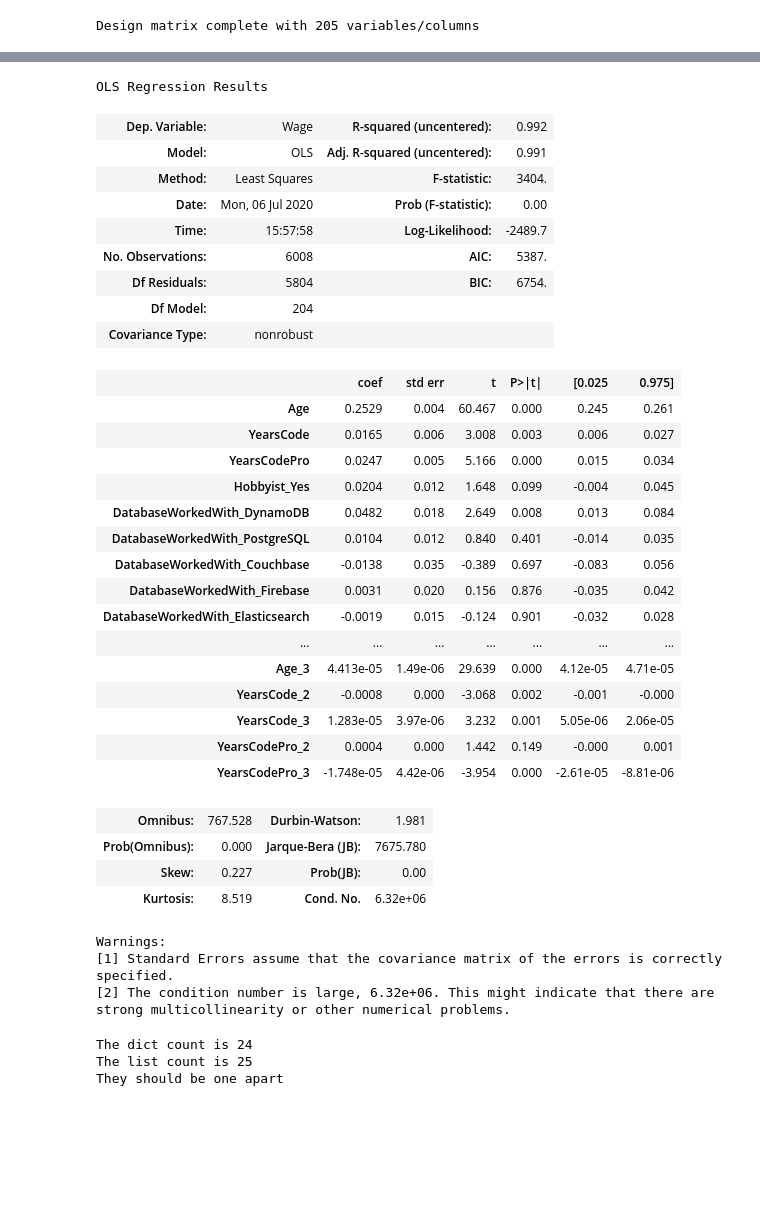
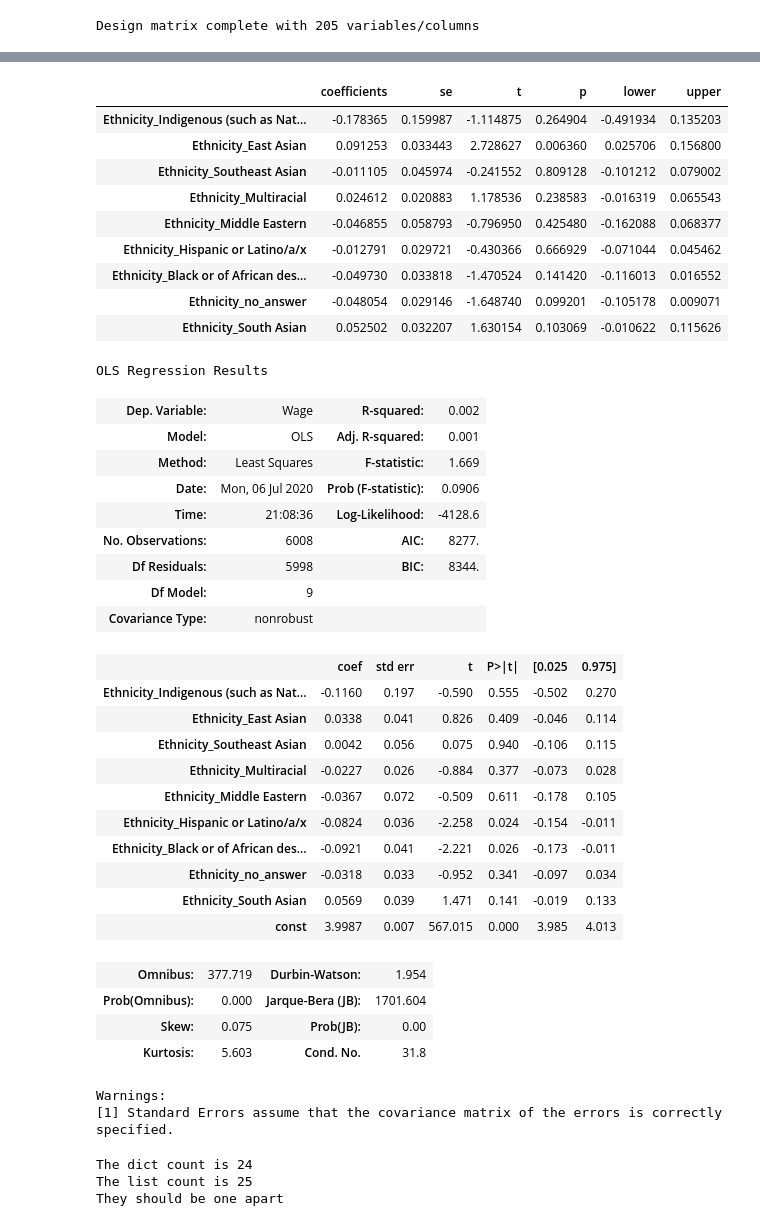
Before and after one commit to whoisnnamdi/black-dev-2020, a Jupyter notebook: code/notebook.ipynb, the cells around one changed output, grey strips where cells are left out. Cells and saved outputs as stored; diff of their text form; code cells hidden in the pictures; blank space fills up the shorter version.

```diff
--- a/code/notebook.ipynb
+++ b/code/notebook.ipynb
@@ -53,8 +27,6 @@ Removing 65 respondents with missing income
 6008 developers left in the sample after cleaning
 139 or 2.3% black developers in the sample with multiracial replacement
 # %%
-data = prep.design_matrix(data, categorical, numeric, base)
-X = data.drop(["Wage"], axis=1)
-Y = data["Wage"]
+X, Y = prep.design_matrix(data, categorical, numeric, base)
 # %% [output]
 Design matrix complete with 205 variables/columns
@@ -155,0 +33,2 @@ Ethnicity_Indigenous (such as Native American, Pacific Islander, or Indigenous A
+# %%
+D = "Ethnicity"
@@ -156,40 +37,46 @@ Ethnicity_Indigenous (such as Native American, Pacific Islander, or Indigenous A
+# %%
+results
+# %% [output]
+|  | coefficients | se | t | p | lower | upper |
+| Ethnicity_Indigenous (such as Nat... | -0.178365 | 0.159987 | -1.114875 | 0.264904 | -0.491934 | 0.135203 |
+| Ethnicity_East Asian | 0.091253 | 0.033443 | 2.728627 | 0.006360 | 0.025706 | 0.156800 |
+| Ethnicity_Southeast Asian | -0.011105 | 0.045974 | -0.241552 | 0.809128 | -0.101212 | 0.079002 |
+| Ethnicity_Multiracial | 0.024612 | 0.020883 | 1.178536 | 0.238583 | -0.016319 | 0.065543 |
+| Ethnicity_Middle Eastern | -0.046855 | 0.058793 | -0.796950 | 0.425480 | -0.162088 | 0.068377 |
+| Ethnicity_Hispanic or Latino/a/x | -0.012791 | 0.029721 | -0.430366 | 0.666929 | -0.071044 | 0.045462 |
+| Ethnicity_Black or of African des... | -0.049730 | 0.033818 | -1.470524 | 0.141420 | -0.116013 | 0.016552 |
+| Ethnicity_no_answer | -0.048054 | 0.029146 | -1.648740 | 0.099201 | -0.105178 | 0.009071 |
+| Ethnicity_South Asian | 0.052502 | 0.032207 | 1.630154 | 0.103069 | -0.010622 | 0.115626 |
 # %%
-sm.OLS(endog=data["Wage"], exog=data[[col for col in data.columns if col != "Wage"]]).fit().summary()
+sm.OLS(endog=Y, exog=X[[col for col in X.columns if D in col]].assign(const=1)).fit().summary()
 # %% [output]
 OLS Regression Results
-| Dep. Variable: | Wage | R-squared (uncentered): | 0.992 |
-| Model: | OLS | Adj. R-squared (uncentered): | 0.991 |
-| Method: | Least Squares | F-statistic: | 3404. |
-| Date: | Mon, 06 Jul 2020 | Prob (F-statistic): | 0.00 |
-| Time: | 15:57:58 | Log-Likelihood: | -2489.7 |
-| No. Observations: | 6008 | AIC: | 5387. |
-| Df Residuals: | 5804 | BIC: | 6754. |
-| Df Model: | 204 |  |  |
+| Dep. Variable: | Wage | R-squared: | 0.002 |
+| Model: | OLS | Adj. R-squared: | 0.001 |
+| Method: | Least Squares | F-statistic: | 1.669 |
+| Date: | Mon, 06 Jul 2020 | Prob (F-statistic): | 0.0906 |
+| Time: | 21:08:36 | Log-Likelihood: | -4128.6 |
+| No. Observations: | 6008 | AIC: | 8277. |
+| Df Residuals: | 5998 | BIC: | 8344. |
+| Df Model: | 9 |  |  |
 | Covariance Type: | nonrobust |  |  |
 |  | coef | std err | t | P>|t| | [0.025 | 0.975] |
-| Age | 0.2529 | 0.004 | 60.467 | 0.000 | 0.245 | 0.261 |
-| YearsCode | 0.0165 | 0.006 | 3.008 | 0.003 | 0.006 | 0.027 |
-| YearsCodePro | 0.0247 | 0.005 | 5.166 | 0.000 | 0.015 | 0.034 |
-| Hobbyist_Yes | 0.0204 | 0.012 | 1.648 | 0.099 | -0.004 | 0.045 |
-| DatabaseWorkedWith_DynamoDB | 0.0482 | 0.018 | 2.649 | 0.008 | 0.013 | 0.084 |
-| DatabaseWorkedWith_PostgreSQL | 0.0104 | 0.012 | 0.840 | 0.401 | -0.014 | 0.035 |
-| DatabaseWorkedWith_Couchbase | -0.0138 | 0.035 | -0.389 | 0.697 | -0.083 | 0.056 |
-| DatabaseWorkedWith_Firebase | 0.0031 | 0.020 | 0.156 | 0.876 | -0.035 | 0.042 |
-| DatabaseWorkedWith_Elasticsearch | -0.0019 | 0.015 | -0.124 | 0.901 | -0.032 | 0.028 |
-| ... | ... | ... | ... | ... | ... | ... |
-| Age_3 | 4.413e-05 | 1.49e-06 | 29.639 | 0.000 | 4.12e-05 | 4.71e-05 |
-| YearsCode_2 | -0.0008 | 0.000 | -3.068 | 0.002 | -0.001 | -0.000 |
-| YearsCode_3 | 1.283e-05 | 3.97e-06 | 3.232 | 0.001 | 5.05e-06 | 2.06e-05 |
-| YearsCodePro_2 | 0.0004 | 0.000 | 1.442 | 0.149 | -0.000 | 0.001 |
-| YearsCodePro_3 | -1.748e-05 | 4.42e-06 | -3.954 | 0.000 | -2.61e-05 | -8.81e-06 |
+| Ethnicity_Indigenous (such as Nat... | -0.1160 | 0.197 | -0.590 | 0.555 | -0.502 | 0.270 |
+| Ethnicity_East Asian | 0.0338 | 0.041 | 0.826 | 0.409 | -0.046 | 0.114 |
+| Ethnicity_Southeast Asian | 0.0042 | 0.056 | 0.075 | 0.940 | -0.106 | 0.115 |
+| Ethnicity_Multiracial | -0.0227 | 0.026 | -0.884 | 0.377 | -0.073 | 0.028 |
+| Ethnicity_Middle Eastern | -0.0367 | 0.072 | -0.509 | 0.611 | -0.178 | 0.105 |
+| Ethnicity_Hispanic or Latino/a/x | -0.0824 | 0.036 | -2.258 | 0.024 | -0.154 | -0.011 |
+| Ethnicity_Black or of African des... | -0.0921 | 0.041 | -2.221 | 0.026 | -0.173 | -0.011 |
+| Ethnicity_no_answer | -0.0318 | 0.033 | -0.952 | 0.341 | -0.097 | 0.034 |
+| Ethnicity_South Asian | 0.0569 | 0.039 | 1.471 | 0.141 | -0.019 | 0.133 |
+| const | 3.9987 | 0.007 | 567.015 | 0.000 | 3.985 | 4.013 |
-| Omnibus: | 767.528 | Durbin-Watson: | 1.981 |
-| Prob(Omnibus): | 0.000 | Jarque-Bera (JB): | 7675.780 |
-| Skew: | 0.227 | Prob(JB): | 0.00 |
-| Kurtosis: | 8.519 | Cond. No. | 6.32e+06 |
+| Omnibus: | 377.719 | Durbin-Watson: | 1.954 |
+| Prob(Omnibus): | 0.000 | Jarque-Bera (JB): | 1701.604 |
+| Skew: | 0.075 | Prob(JB): | 0.00 |
+| Kurtosis: | 5.603 | Cond. No. | 31.8 |
 Warnings:
 [1] Standard Errors assume that the covariance matrix of the errors is correctly specified.
-[2] The condition number is large, 6.32e+06. This might indicate that there are
-strong multicollinearity or other numerical problems.
 # %%
 count = 0
 
```
Also changed, not shown: parts of 12 cells of this notebook, 2 other files.
